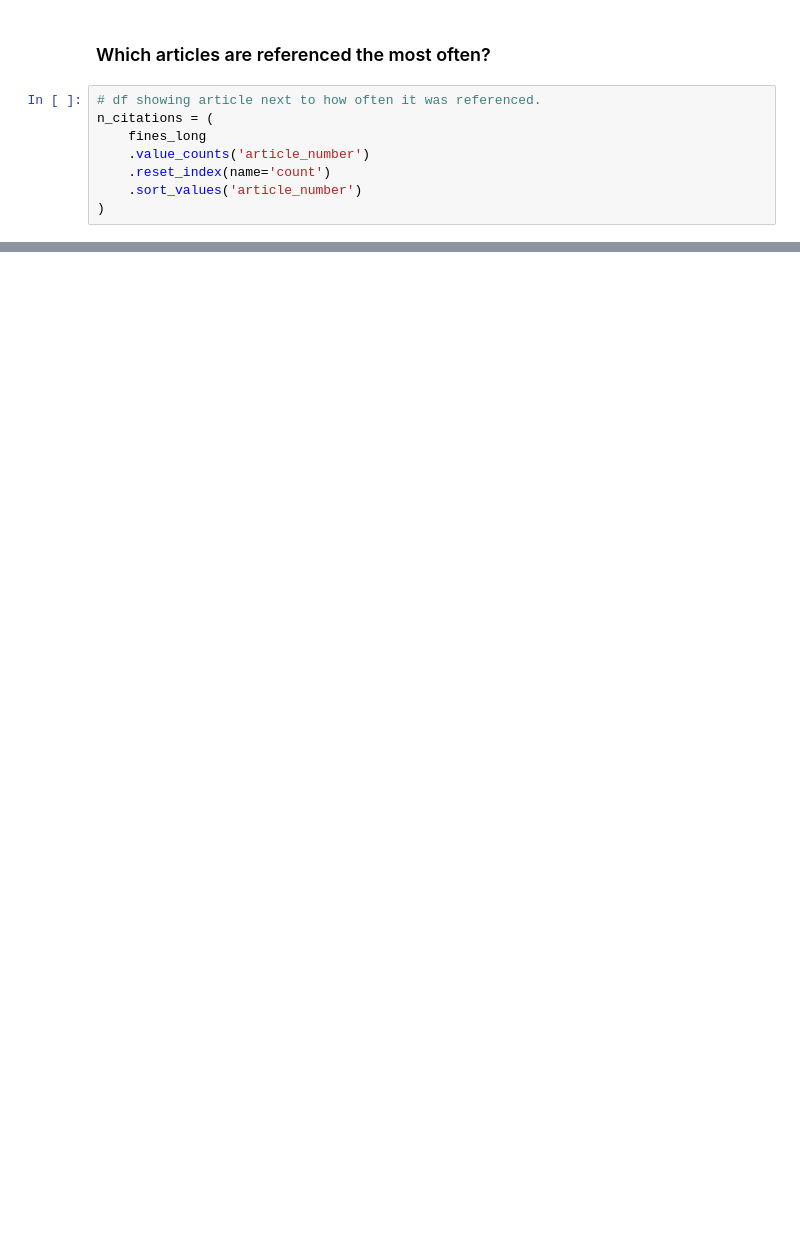
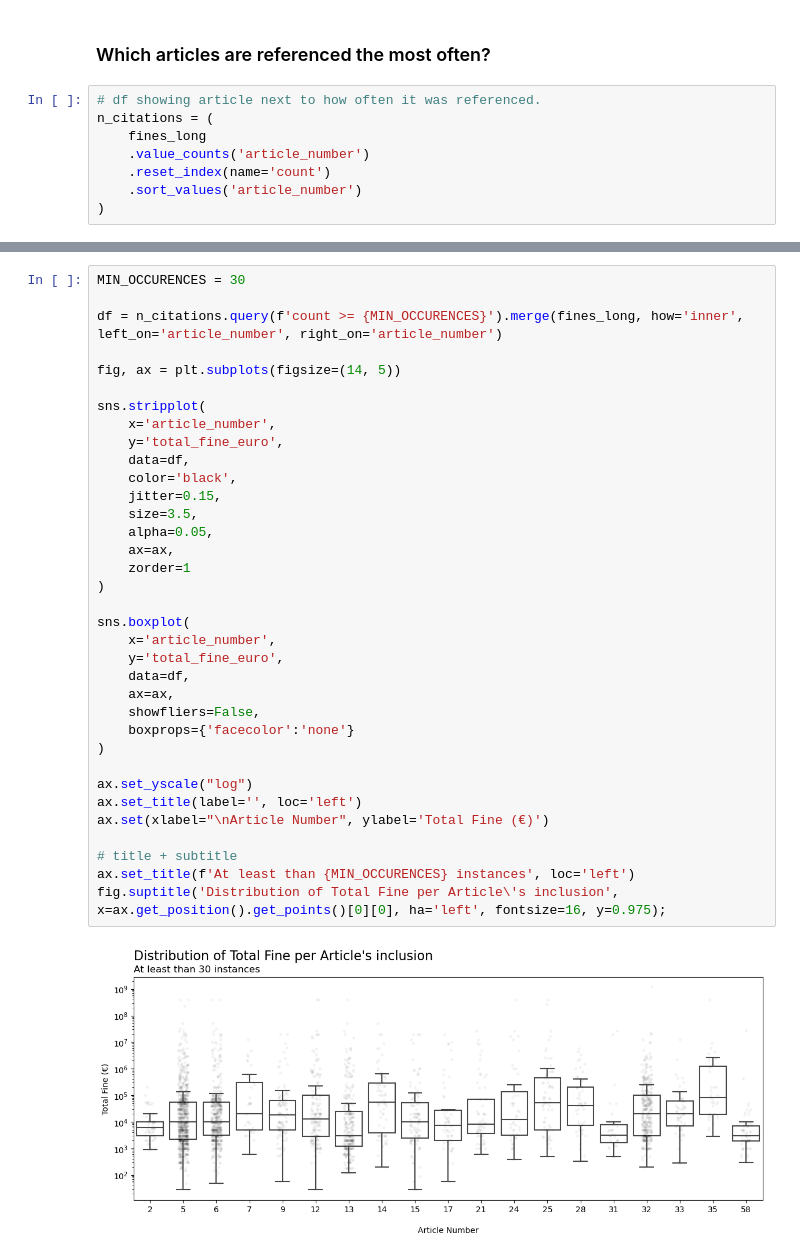
Before and after one commit to dc27/gdpr-fines-analysis, a Jupyter notebook: data_exploration.ipynb, the cells around one changed output, grey strips where cells are left out. Drawn from its saved outputs; the diff is of its cells as text; blank space fills up the shorter version.

```diff
--- a/data_exploration.ipynb
+++ b/data_exploration.ipynb
@@ -370,0 +309,37 @@ fig.suptitle('Number of Fines by Article Number', x=ax.get_position().get_points
+# %%
+MIN_OCCURENCES = 30
+
+df = n_citations.query(f'count >= {MIN_OCCURENCES}').merge(fines_long, how='inner', left_on='article_number', right_on='article_number')
+
+fig, ax = plt.subplots(figsize=(14, 5))
+
+sns.stripplot(
+    x='article_number',
+    y='total_fine_euro',
+    data=df,
+    color='black',
+    jitter=0.15,
+    size=3.5,
+    alpha=0.05,
+    ax=ax,
+    zorder=1
+)
+
+sns.boxplot(
+    x='article_number',
+    y='total_fine_euro',
+    data=df,
+    ax=ax,
+    showfliers=False,
+    boxprops={'facecolor':'none'}
+)
+
+ax.set_yscale("log")
+ax.set_title(label='', loc='left')
+ax.set(xlabel="\nArticle Number", ylabel='Total Fine (€)')
+
+# title + subtitle
+ax.set_title(f'At least than {MIN_OCCURENCES} instances', loc='left')
+fig.suptitle('Distribution of Total Fine per Article\'s inclusion', x=ax.get_position().get_points()[0][0], ha='left', fontsize=16, y=0.975);
+# %% [output]
+[figure, added]
```
Also changed, not shown: parts of 5 cells of this notebook, 1 other file.
